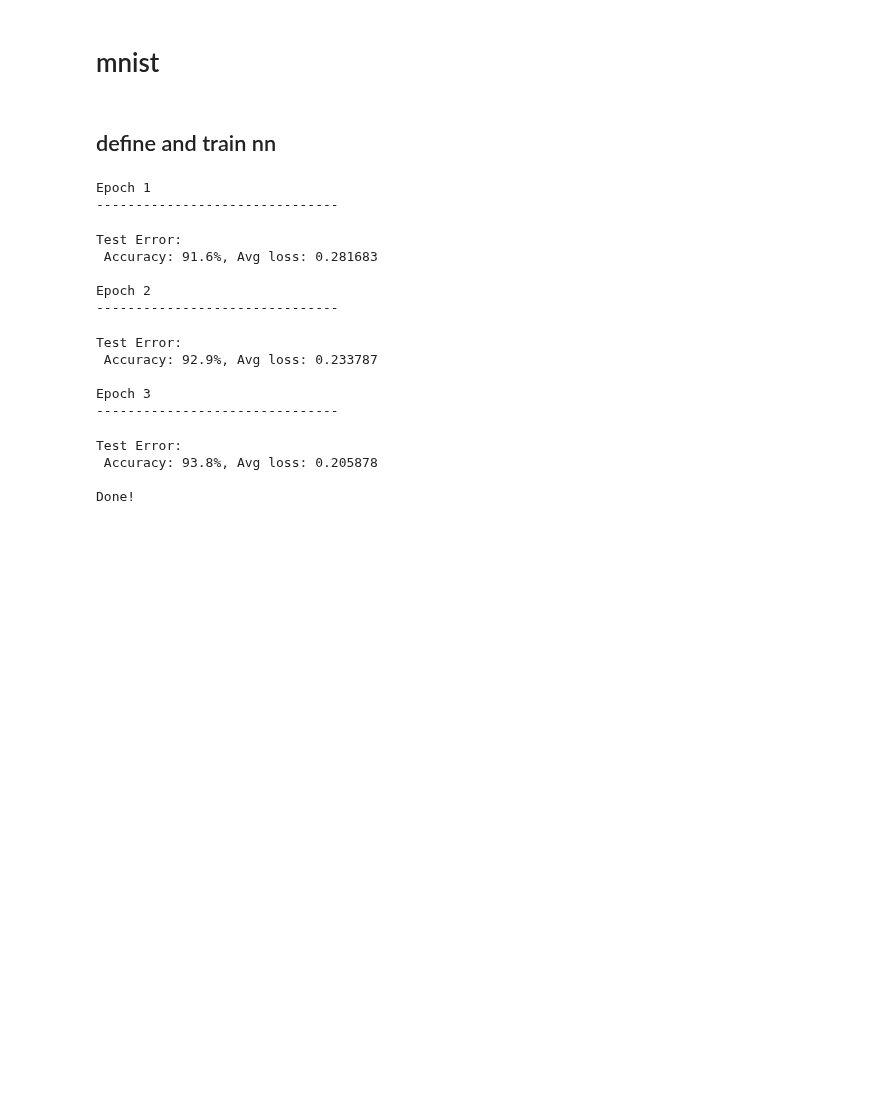
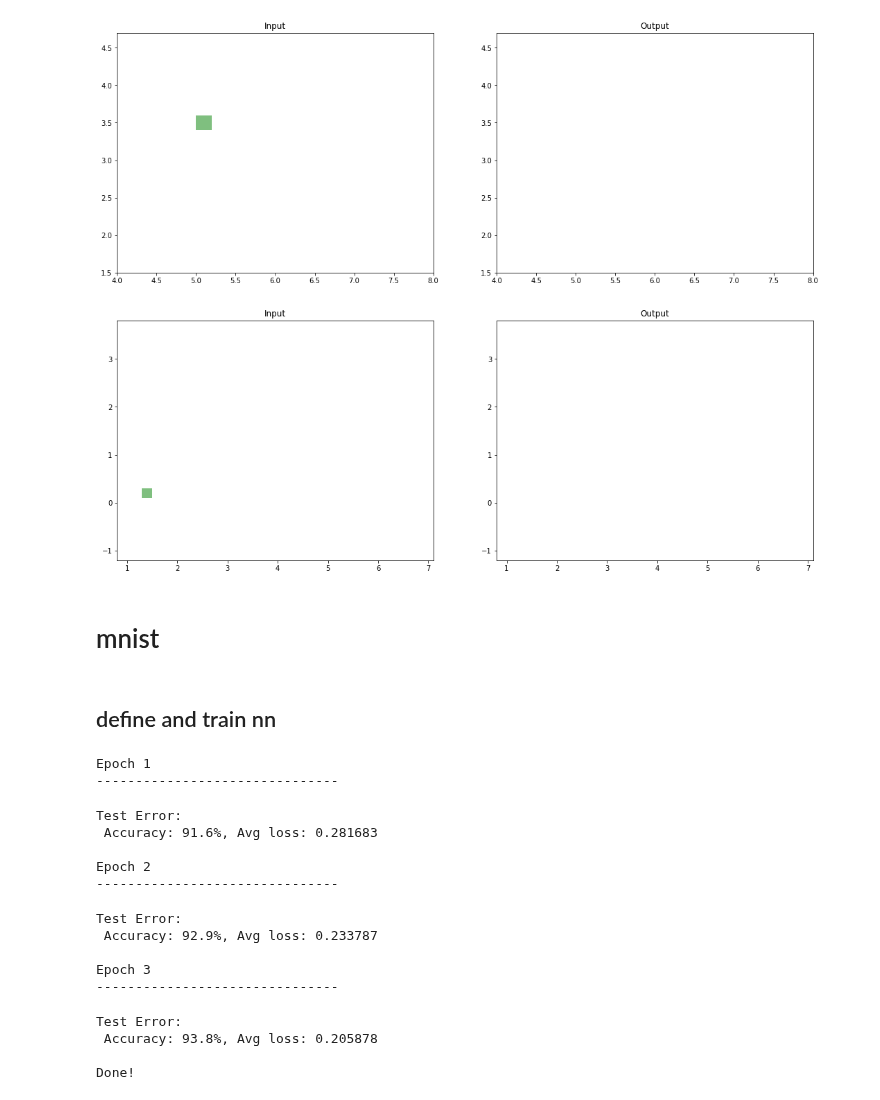
Before and after one commit to DDiekmann/Applied-Verification-Lab-Neural-Networks, a Jupyter notebook: Tutorials/Verification_by_abstraction_with_eran.ipynb, the cells around one changed output. Drawn from its saved outputs; the diff is of its cells as text; code cells hidden in the pictures; blank space fills up the shorter version.

```diff
--- a/Tutorials/Verification_by_abstraction_with_eran.ipynb
+++ b/Tutorials/Verification_by_abstraction_with_eran.ipynb
@@ -105,0 +95,10 @@ import mnist_trainer
+# %%
+names, feature_names, X, y, X_scaled, X_train, X_test, y_train, y_test = iris_trainer.load_dataset()
+
+model = iris_trainer.train_model(
+    NeuralNetwork(input_dim=X_train.shape[1], output_dim=3, number_of_neurons=10),
+    epochs=100,
+    X_train=X_train,
+    X_test=X_test,
+    y_train=y_train,
+    y_test=y_test)
@@ -105,0 +123,6 @@ import mnist_trainer
+# %%
+model_parameters = [param.cpu().detach().numpy() for param in model.parameters()]
+weights = model_parameters[0::2]
+print(weights)
+biases = model_parameters[1::2]
+print(biases)
@@ -105,0 +307,75 @@ import mnist_trainer
+# %%
+def create_plot():
+  fig, ax = plt.subplots(2, 2)
+
+  fig.set_size_inches(18, 14)
+
+  ax[0][0].set_title("Input")
+  ax[0][0].set_xlim(4, 8)
+  ax[0][0].set_ylim(1.5, 4.7)
+  ax[0][1].set_title("Output")
+  ax[0][1].set_xlim(4, 8)
+  ax[0][1].set_ylim(1.5, 4.7)
+
+  ax[1][0].set_title("Input")
+  ax[1][0].set_xlim(0.8, 7.1)
+  ax[1][0].set_ylim(-1.2, 3.8)
+  ax[1][1].set_title("Output")
+  ax[1][1].set_xlim(0.8, 7.1)
+  ax[1][1].set_ylim(-1.2, 3.8)
+  return fig, ax
+
+fig, ax = create_plot()
+
+input = zono(values = np.array([[5.1, 0.1, 0], [3.5, 0, 0.1], [1.4, 0.1, 0], [0.2, 0, 0.1]]))
+print(input.to_intervals())
+k1, k2 = input.split()
+i1, i2 = k1.split()
+i3, i4 = k2.split()
+
+input_nodes = [i1, i2, i3, i4]
+
+k1.visualize(shape=True, fig=fig, ax=ax[0][0])
+k2.visualize(shape=True, fig=fig, ax=ax[1][0])
+
+hidden_nodes = []
+for i in range(10):
+  z = zono()
+  for w in range(4):
+    z = z + (input_nodes[w] * weights[0][i][w])
+  hidden_nodes.append(z)
+
+for i in range(10):
+  hidden_nodes[i] = hidden_nodes[i] + zono(values = np.array([[biases[0][i]]]))
+
+
+for i in range(10):
+  hidden_nodes[i] = zf.relu(hidden_nodes[i])
+
+
+output_nodes = []
+for i in range(3):
+  z = zono()
+  for w in range(10):
+    z = z + (hidden_nodes[w] * weights[1][i][w])
+  output_nodes.append(z)
+
+for i in range(3):
+  output_nodes[i] = output_nodes[i] + zono(values = np.array([[biases[1][i]]]))
+
+output = output_nodes[0].combine(output_nodes[1]).combine(output_nodes[2])
+
+print(output.to_intervals())
+print(output)
+
+print(output.upper_bound(1))
+print(output.lower_bound(1))
+
+print(output.upper_bound(2))
+print(output.lower_bound(2))
+
+print(output.upper_bound(3))
+print(output.lower_bound(3))
+
+plt.show()
+# %% [output]
@@ -106,3 +393,4 @@ import mnist_trainer
+[figure, added]
 # %% [markdown]
 # mnist
 # %% [markdown]
```
Also changed, not shown: parts of 48 cells of this notebook.
